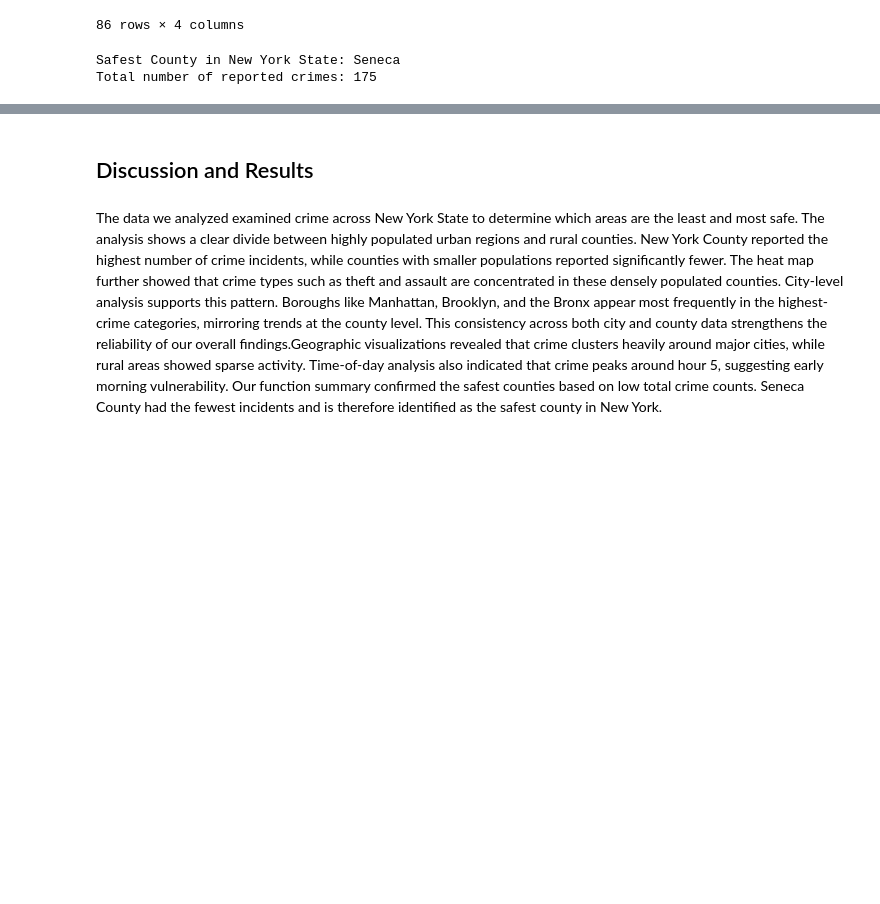
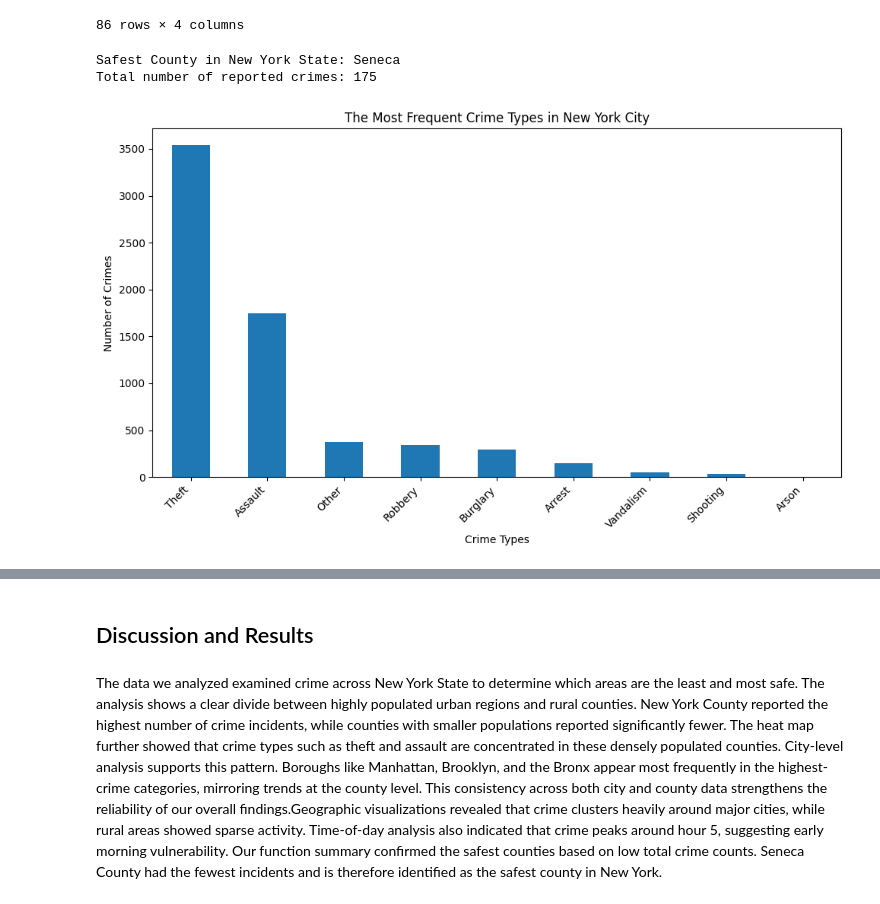
Before and after one commit to Ashliz1/NYC-Crime-Data---Group-10-, a Jupyter notebook: term_project_starter.ipynb, the cells around one changed output, grey strips where cells are left out. Saved outputs shown, nothing was run; the diff lists cells and outputs as text; code cells hidden in the pictures; blank space fills up the shorter version.

```diff
--- a/term_project_starter.ipynb
+++ b/term_project_starter.ipynb
@@ -103,6 +103,18 @@ df.head()
 | 4 | 67deff0d92344d4401ae7df8 | cd848914-6c49-45b0-aec4-2cb474b128ac | NY | New York | 36081 | Queens | 40.7468 | -73.8605 | Corona | ... |
 # %% [markdown]
 ### Functions
+# %%
+def analyze_top_crime_type_and_peak_crime_hours_nyc(df):
+  #Filter data to NYC only
+
+  df_nyc = df[df["City"]=="New York"]
+
+  # Top 10 crime types
+  top_crime_types = df_nyc["CrimeType"].value_counts().head(10)
+  # Top 10 hours of the day with the highest number of crime incidents
+  top_crime_hours = df_nyc["hour"].value_counts().head(10)
+
+  return top_crime_types, top_crime_hours
 # %%
 def analyze_crime_by_city(df):
   # find the top 3 cities with the highest crime counts
@@ -537,3 +541,17 @@ print("Total number of reported crimes:", safest_count)
 # %% [output]
 Safest County in New York State: Seneca
 Total number of reported crimes: 175
+# %%
+top_crime_types_nyc, top_crime_hours_nyc = analyze_top_crime_type_and_peak_crime_hours_nyc(df)
+# %%
+plt.figure(figsize=(10,6))
+top_crime_types_nyc.plot(kind="bar")
+
+plt.title("The Most Frequent Crime Types in New York City")
+plt.xlabel("Crime Types")
+plt.ylabel("Number of Crimes")
+plt.xticks(rotation=45, ha="right")
+plt.tight_layout()
+plt.show()
+# %% [output]
+[figure, added]
```
Also changed, not shown: parts of 3 cells of this notebook.
